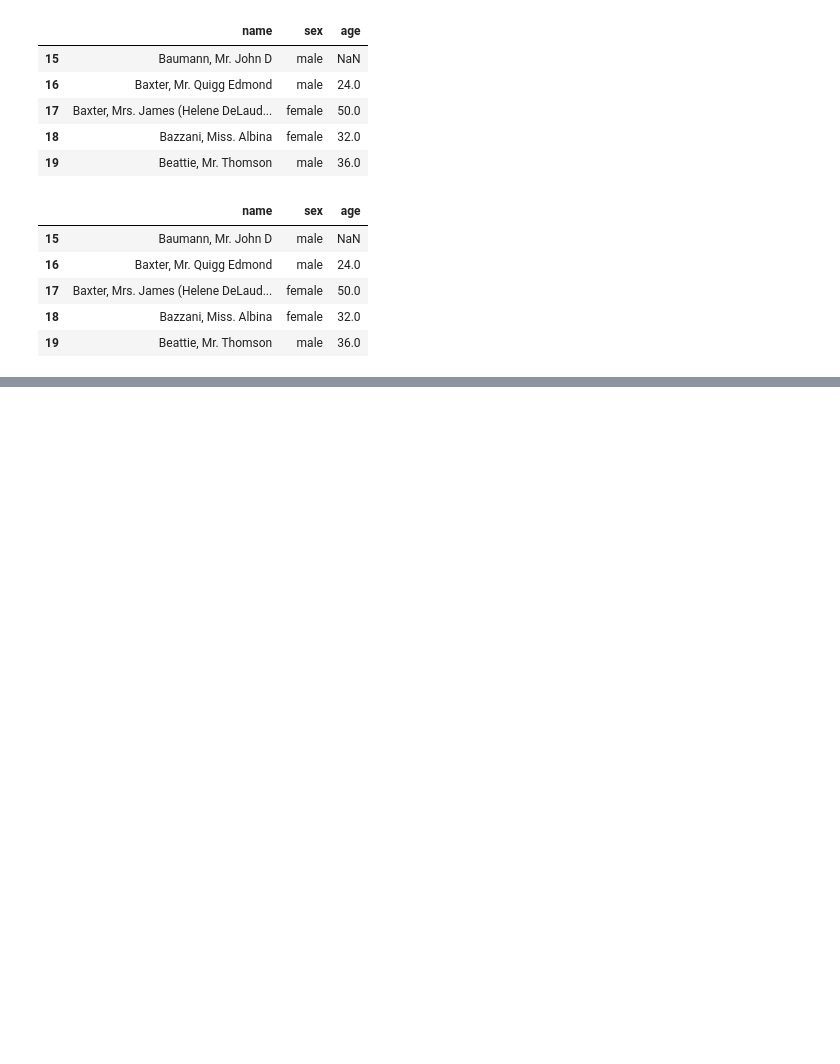
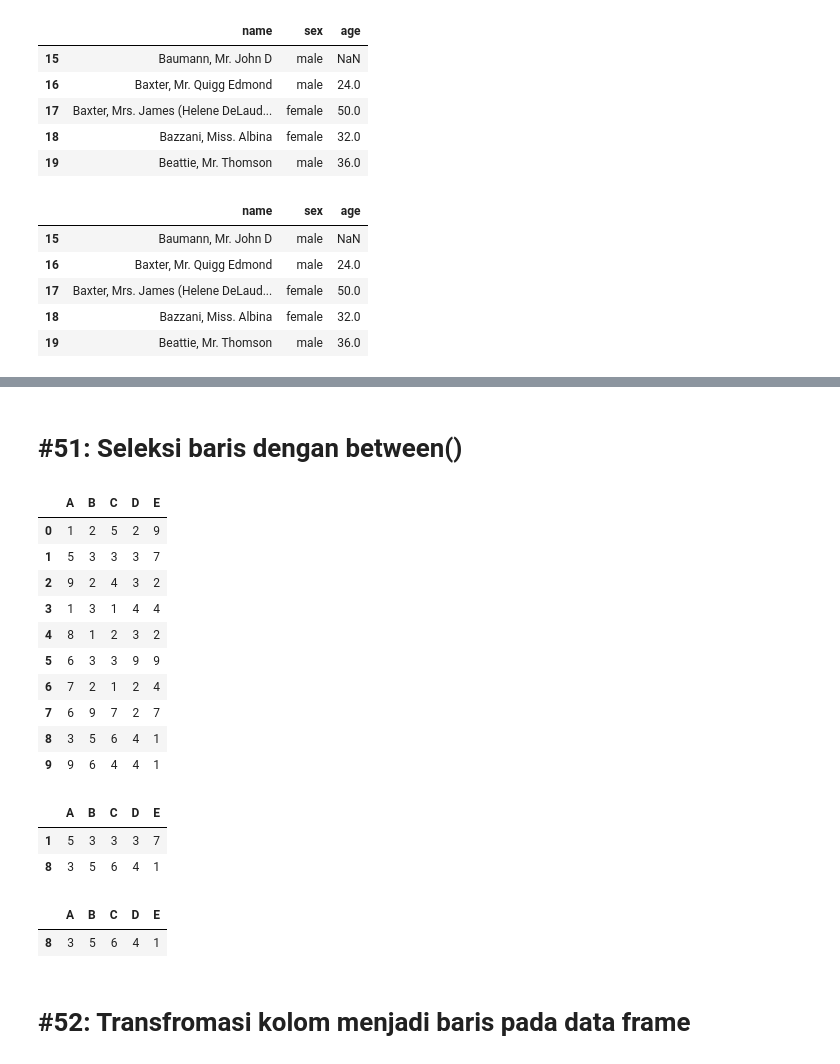
Before and after one commit to yap23/belajar_python, a Jupyter notebook: Belajar Pandas.ipynb, the cells around one changed output, grey strips where cells are left out. Drawn from its saved outputs; the diff is of its cells as text; code cells hidden in the pictures; blank space fills up the shorter version.

```diff
--- a/Belajar Pandas.ipynb
+++ b/Belajar Pandas.ipynb
@@ -2325,0 +2567,36 @@ df.loc[:, 'name':'age'].iloc[15:20, :]
+# %% [markdown]
+# #51: Seleksi baris dengan between()
+# %%
+# Persiapan data frame
+n_rows = 10
+n_cols = 5
+cols = tuple('ABCDE')
+
+df = pd.DataFrame(np.random.randint(1,10, size=(n_rows, n_cols)), columns=cols)
+df
+# %% [output]
+|  | A | B | C | D | E |
+| 0 | 1 | 2 | 5 | 2 | 9 |
+| 1 | 5 | 3 | 3 | 3 | 7 |
+| 2 | 9 | 2 | 4 | 3 | 2 |
+| 3 | 1 | 3 | 1 | 4 | 4 |
+| 4 | 8 | 1 | 2 | 3 | 2 |
+| 5 | 6 | 3 | 3 | 9 | 9 |
+| 6 | 7 | 2 | 1 | 2 | 4 |
+| 7 | 6 | 9 | 7 | 2 | 7 |
+| 8 | 3 | 5 | 6 | 4 | 1 |
+| 9 | 9 | 6 | 4 | 4 | 1 |
+# %%
+# Seleksi baris dengan between()
+df[df['A'].between(2,5)] #Angka 2 dan 5 di ikutsertakan
+# %% [output]
+|  | A | B | C | D | E |
+| 1 | 5 | 3 | 3 | 3 | 7 |
+| 8 | 3 | 5 | 6 | 4 | 1 |
+# %%
+df[df['A'].between(2,5, inclusive=False)] #angka 2 dan 5 tidak di ikutsertakan
+# %% [output]
+|  | A | B | C | D | E |
+| 8 | 3 | 5 | 6 | 4 | 1 |
+# %% [markdown]
+# #52: Transfromasi kolom menjadi baris pada data frame
```
Also changed, not shown: parts of 126 cells of this notebook, 1 other file.
